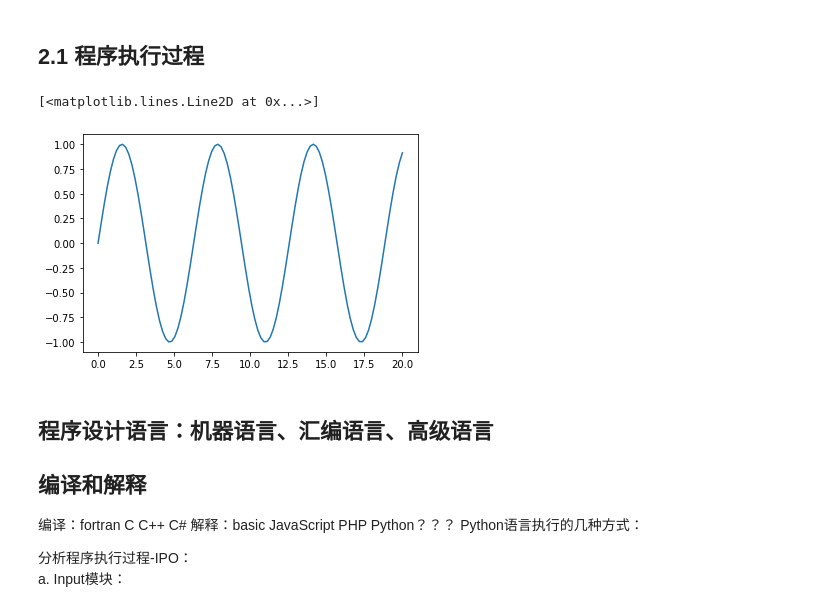
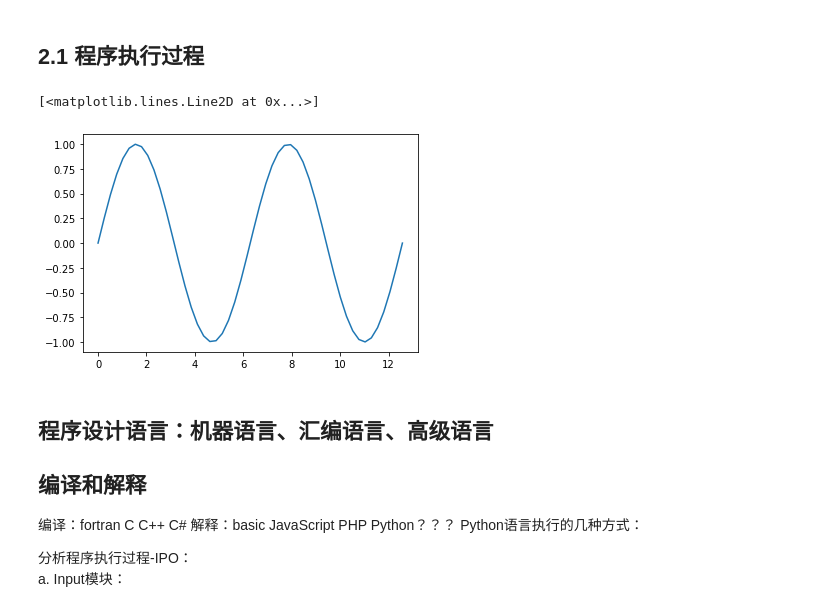
Before and after one commit to besttea/BestteaPythonWork, a Jupyter notebook: 第二课程序设计基础.ipynb, the cells around one changed output. Drawn from its saved outputs; the diff is of its cells as text; code cells hidden in the pictures.

```diff
--- a/第二课程序设计基础.ipynb
+++ b/第二课程序设计基础.ipynb
@@ -16,12 +16,12 @@
 # %%
 import numpy as np
 import matplotlib as mpl
 import matplotlib.pyplot as plt
-x = np.linspace(0, 20, 100)
+x = np.linspace(0,4*np.pi )
 plt.plot(x,np.sin(x))
 # %% [output]
 [<matplotlib.lines.Line2D at 0x...>]
-[figure, old version]
+[figure, new version]
 # %% [markdown]
 ## 程序设计语言：机器语言、汇编语言、高级语言
 ## 编译和解释
```
Also changed, not shown: parts of 2 cells of this notebook, 2 other files.
